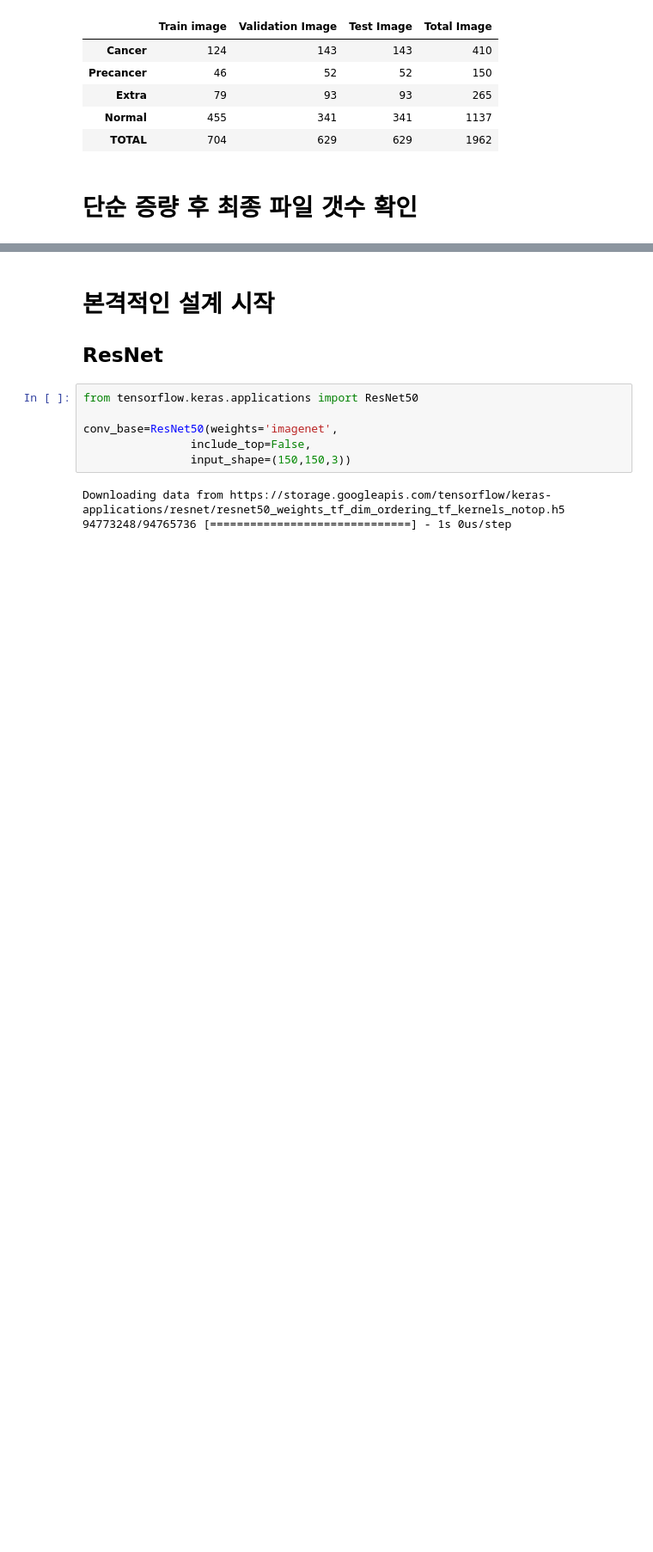
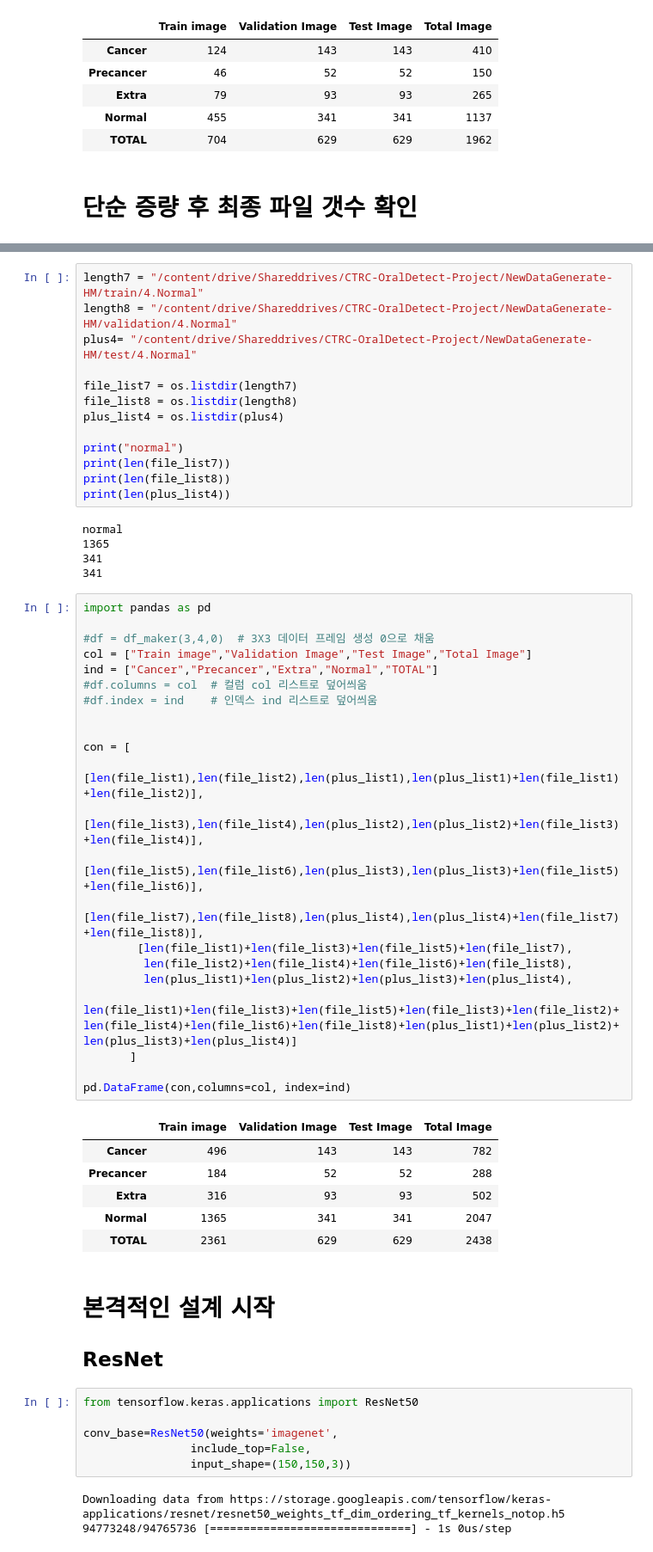
Before and after one commit to leekate/2020-ctrc-OralCancer-Classification-project, a Jupyter notebook: Oral_Detect_my_ResNet.ipynb, the cells around one changed output, grey strips where cells are left out. Shown at 86% size. Drawn from its saved outputs; the diff is of its cells as text; blank space fills up the shorter version.

```diff
--- a/Oral_Detect_my_ResNet.ipynb
+++ b/Oral_Detect_my_ResNet.ipynb
@@ -226,3 +282,50 @@ pd.DataFrame(con,columns=col, index=ind)
+# %%
+length7 = "/content/drive/Shareddrives/CTRC-OralDetect-Project/NewDataGenerate-HM/train/4.Normal"
+length8 = "/content/drive/Shareddrives/CTRC-OralDetect-Project/NewDataGenerate-HM/validation/4.Normal"
+plus4= "/content/drive/Shareddrives/CTRC-OralDetect-Project/NewDataGenerate-HM/test/4.Normal"
+
+file_list7 = os.listdir(length7)
+file_list8 = os.listdir(length8)
+plus_list4 = os.listdir(plus4)
+
+print("normal")
+print(len(file_list7))
+print(len(file_list8))
+print(len(plus_list4))
+# %% [output]
+normal
+1365
+341
+341
+# %%
+import pandas as pd
+
+#df = df_maker(3,4,0)  # 3X3 데이터 프레임 생성 0으로 채움
+col = ["Train image","Validation Image","Test Image","Total Image"]
+ind = ["Cancer","Precancer","Extra","Normal","TOTAL"]
+#df.columns = col  # 컬럼 col 리스트로 덮어씌움
+#df.index = ind    # 인덱스 ind 리스트로 덮어씌움
+
+
+con = [
+       [len(file_list1),len(file_list2),len(plus_list1),len(plus_list1)+len(file_list1)+len(file_list2)],
+       [len(file_list3),len(file_list4),len(plus_list2),len(plus_list2)+len(file_list3)+len(file_list4)],
+       [len(file_list5),len(file_list6),len(plus_list3),len(plus_list3)+len(file_list5)+len(file_list6)],
+       [len(file_list7),len(file_list8),len(plus_list4),len(plus_list4)+len(file_list7)+len(file_list8)],
+        [len(file_list1)+len(file_list3)+len(file_list5)+len(file_list7),
+         len(file_list2)+len(file_list4)+len(file_list6)+len(file_list8),
+         len(plus_list1)+len(plus_list2)+len(plus_list3)+len(plus_list4),
+        len(file_list1)+len(file_list3)+len(file_list5)+len(file_list3)+len(file_list2)+len(file_list4)+len(file_list6)+len(file_list8)+len(plus_list1)+len(plus_list2)+len(plus_list3)+len(plus_list4)]
+       ]
+
+pd.DataFrame(con,columns=col, index=ind)
+# %% [output]
+|  | Train image | Validation Image | Test Image | Total Image |
+| Cancer | 496 | 143 | 143 | 782 |
+| Precancer | 184 | 52 | 52 | 288 |
+| Extra | 316 | 93 | 93 | 502 |
+| Normal | 1365 | 341 | 341 | 2047 |
+| TOTAL | 2361 | 629 | 629 | 2438 |
 # %% [markdown]
 # 본격적인 설계 시작
 ## ResNet
```
Also changed, not shown: parts of 13 cells of this notebook.
